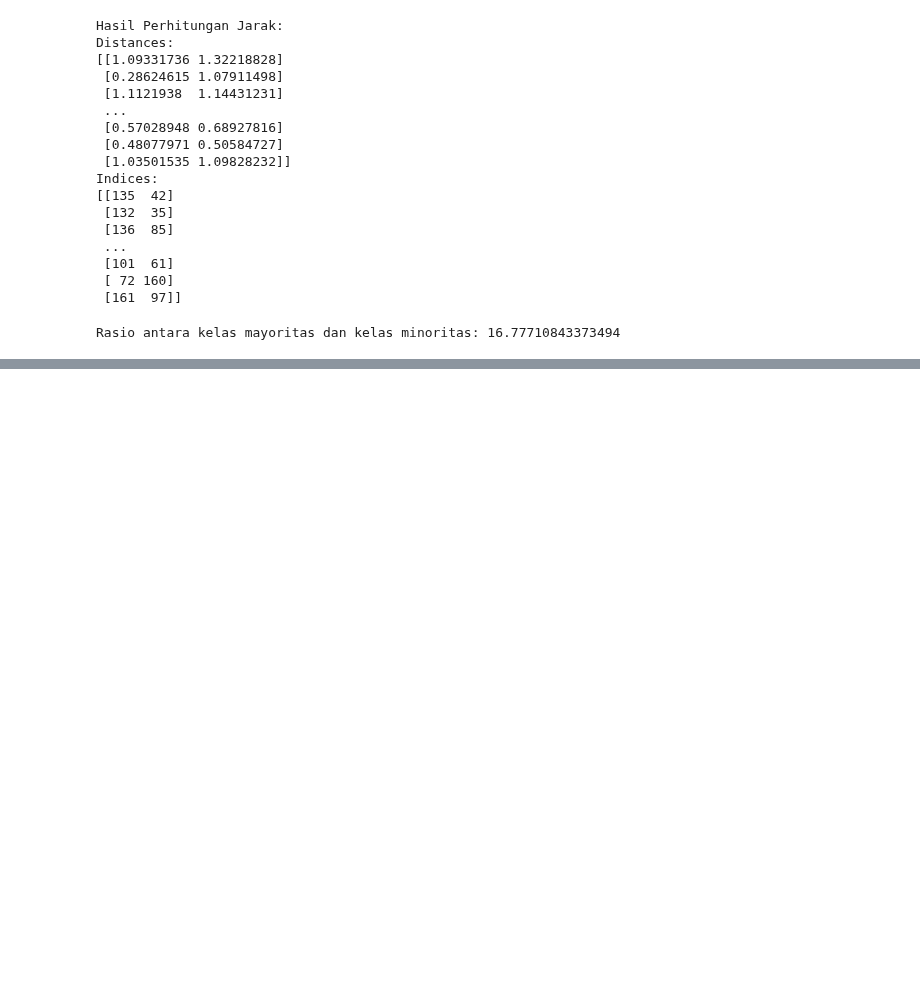
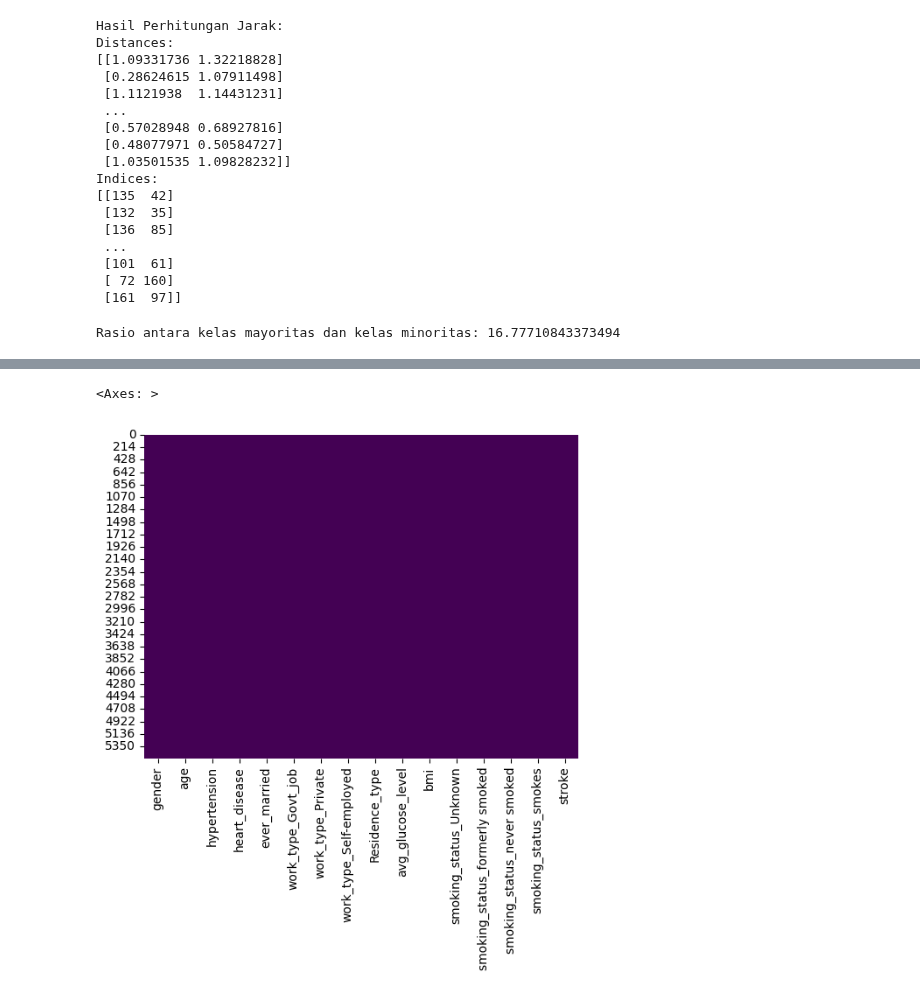
Before and after one commit to avillarafi45/TugasAkhirStrokePrediction, a Jupyter notebook: ADASYN.ipynb, the cells around one changed output, grey strips where cells are left out. Cells and saved outputs as stored; diff of their text form; code cells hidden in the pictures; blank space fills up the shorter version.

```diff
--- a/ADASYN.ipynb
+++ b/ADASYN.ipynb
@@ -198,0 +224,19 @@ plt.show()
+# %%
+import shutil
+
+# Langkah 8: Gabungkan DataFrame fitur dan label target
+oversampled_data_with_labels = pd.concat([oversampled_data, oversampled_labels], axis=1)
+
+# Langkah 9: Simpan DataFrame ke dalam file CSV dengan label target
+output_file_path = 'D:\\Tugas Akhir\\Stroke\\data_oversampled.csv'
+oversampled_data_with_labels.to_csv(output_file_path, index=False, decimal=',')
+
+# Langkah 10: Konfirmasi penyimpanan
+print(f"DataFrame setelah oversampling telah disimpan di: {output_file_path}")
+
+# (Opsional) Langkah 11: Pindahkan file ke lokasi yang diinginkan
+destination_path = 'D:\\Tugas Akhir\\Stroke\\data_oversampled.csv'
+shutil.move(output_file_path, destination_path)
+
+# Konfirmasi pemindahan
+print(f"File telah dipindahkan ke: {destination_path}")
@@ -198,0 +262,7 @@ plt.show()
+# %%
+import seaborn as sns
+#Membaca missing values dengan menggunakan heatmap
+sns.heatmap(oversampled_data_with_labels.isnull(), cbar=False, cmap='viridis')
+# %% [output]
+<Axes: >
+[figure, added]
```
Also changed, not shown: parts of 13 cells of this notebook.
